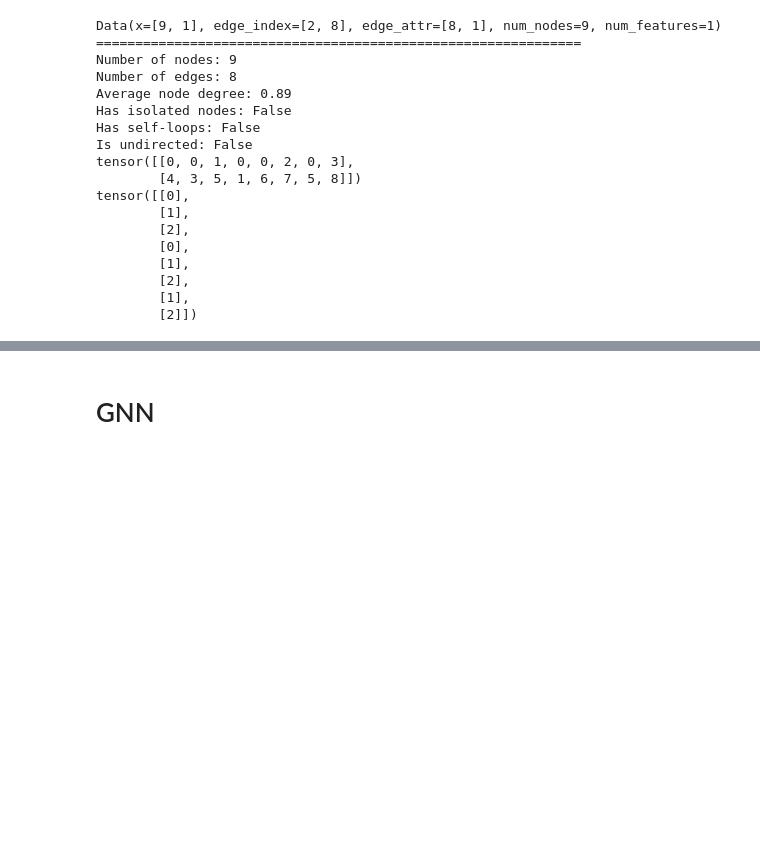
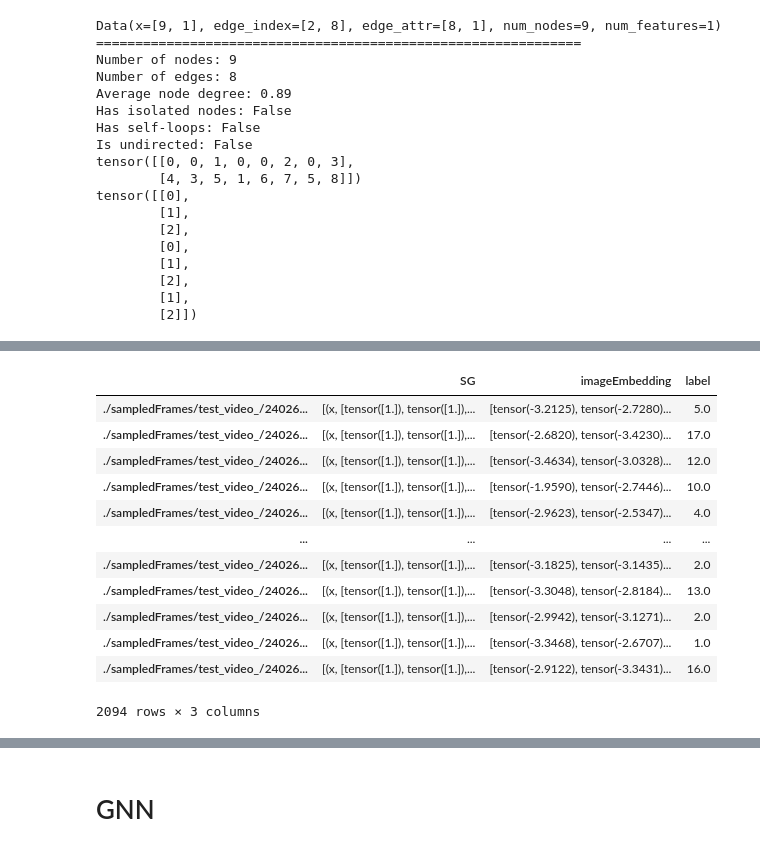
Before and after one commit to ashmitchamoli/Distracted-Driving-Detection, a Jupyter notebook: simple_gnn.ipynb, the cells around one changed output, grey strips where cells are left out. Saved outputs shown, nothing was run; the diff lists cells and outputs as text; code cells hidden in the pictures; blank space fills up the shorter version.

```diff
--- a/simple_gnn.ipynb
+++ b/simple_gnn.ipynb
@@ -61,5 +61,5 @@ tensor([[0],
         [1],
         [2]])
 # %%
-# sceneGraphData = preproc.loadSceneGraphData('test_video', split='test')
-# sceneGraphData
+sceneGraphData = preproc.loadSceneGraphData('test_video', split='test')
+sceneGraphData
@@ -66,3 +80,3 @@ tensor([[0],
 # %%
-# imageEmbeddingData = preproc.loadImageEmbeddings('test_video', split='test')
-# imageEmbeddingData
+imageEmbeddingData = preproc.loadImageEmbeddings('test_video', split='test')
+imageEmbeddingData
@@ -69,3 +97,17 @@ tensor([[0],
 # %%
-# preproc.loadAllData('test_video', split='test')
+preproc.loadAllData('test_video', split='test')
+# %% [output]
+|  | SG | imageEmbedding | label |
+| ./sampledFrames/test_video_/24026... | [(x, [tensor([1.]), tensor([1.]),... | [tensor(-3.2125), tensor(-2.7280)... | 5.0 |
+| ./sampledFrames/test_video_/24026... | [(x, [tensor([1.]), tensor([1.]),... | [tensor(-2.6820), tensor(-3.4230)... | 17.0 |
+| ./sampledFrames/test_video_/24026... | [(x, [tensor([1.]), tensor([1.]),... | [tensor(-3.4634), tensor(-3.0328)... | 12.0 |
+| ./sampledFrames/test_video_/24026... | [(x, [tensor([1.]), tensor([1.]),... | [tensor(-1.9590), tensor(-2.7446)... | 10.0 |
+| ./sampledFrames/test_video_/24026... | [(x, [tensor([1.]), tensor([1.]),... | [tensor(-2.9623), tensor(-2.5347)... | 4.0 |
+| ... | ... | ... | ... |
+| ./sampledFrames/test_video_/24026... | [(x, [tensor([1.]), tensor([1.]),... | [tensor(-3.1825), tensor(-3.1435)... | 2.0 |
+| ./sampledFrames/test_video_/24026... | [(x, [tensor([1.]), tensor([1.]),... | [tensor(-3.3048), tensor(-2.8184)... | 13.0 |
+| ./sampledFrames/test_video_/24026... | [(x, [tensor([1.]), tensor([1.]),... | [tensor(-2.9942), tensor(-3.1271)... | 2.0 |
+| ./sampledFrames/test_video_/24026... | [(x, [tensor([1.]), tensor([1.]),... | [tensor(-3.3468), tensor(-2.6707)... | 1.0 |
+| ./sampledFrames/test_video_/24026... | [(x, [tensor([1.]), tensor([1.]),... | [tensor(-2.9122), tensor(-3.3431)... | 16.0 |
+2094 rows × 3 columns
 # %%
```
Also changed, not shown: parts of 5 cells of this notebook, 2 other files.
